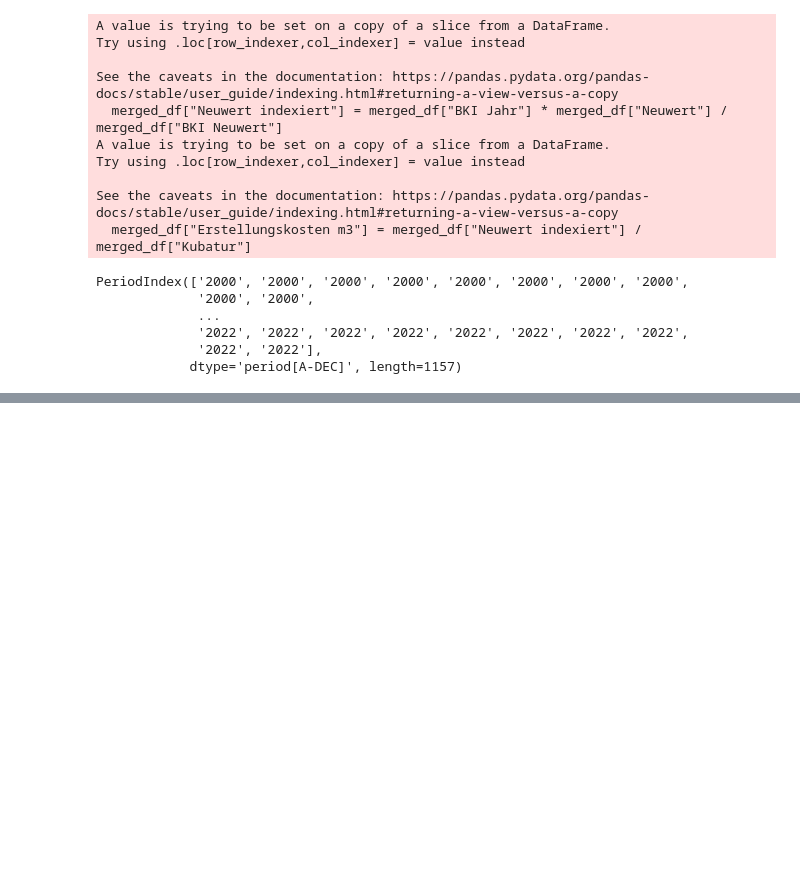
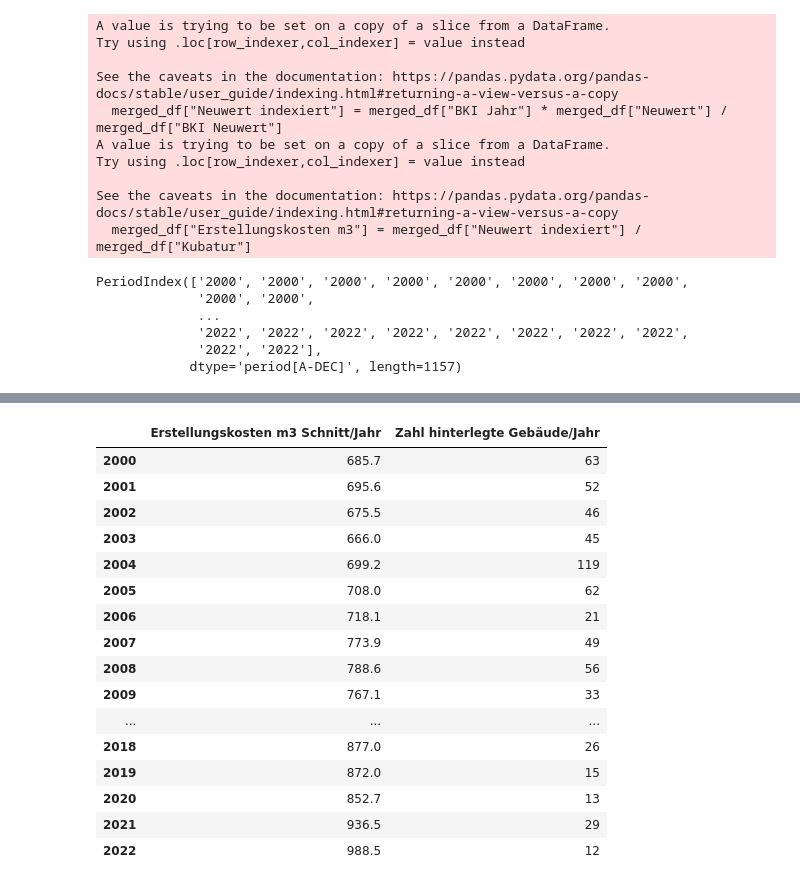
Before and after one commit to ValeskaBlank/Valeskas-Repo, a Jupyter notebook: Balzers Test 2.ipynb, the cells around one changed output, grey strips where cells are left out. Cells and saved outputs as stored; diff of their text form; code cells hidden in the pictures; blank space fills up the shorter version.

```diff
--- a/Balzers Test 2.ipynb
+++ b/Balzers Test 2.ipynb
@@ -242,0 +344,21 @@ Name: Erstellungskosten m3, dtype: float64
+# %%
+df_balzers = df_balzers.groupby(df_balzers.index.year).first()
+df_balzers
+# %% [output]
+|  | Erstellungskosten m3 Schnitt/Jahr | Zahl hinterlegte Gebäude/Jahr |
+| 2000 | 685.7 | 63 |
+| 2001 | 695.6 | 52 |
+| 2002 | 675.5 | 46 |
+| 2003 | 666.0 | 45 |
+| 2004 | 699.2 | 119 |
+| 2005 | 708.0 | 62 |
+| 2006 | 718.1 | 21 |
+| 2007 | 773.9 | 49 |
+| 2008 | 788.6 | 56 |
+| 2009 | 767.1 | 33 |
+| ... | ... | ... |
+| 2018 | 877.0 | 26 |
+| 2019 | 872.0 | 15 |
+| 2020 | 852.7 | 13 |
+| 2021 | 936.5 | 29 |
+| 2022 | 988.5 | 12 |
```
Also changed, not shown: parts of 9 cells of this notebook.
